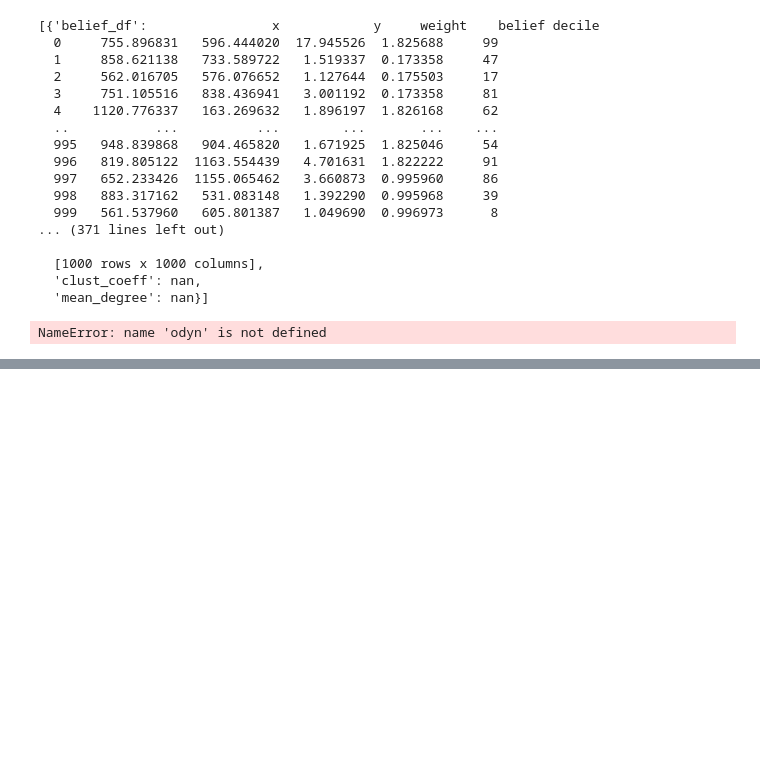
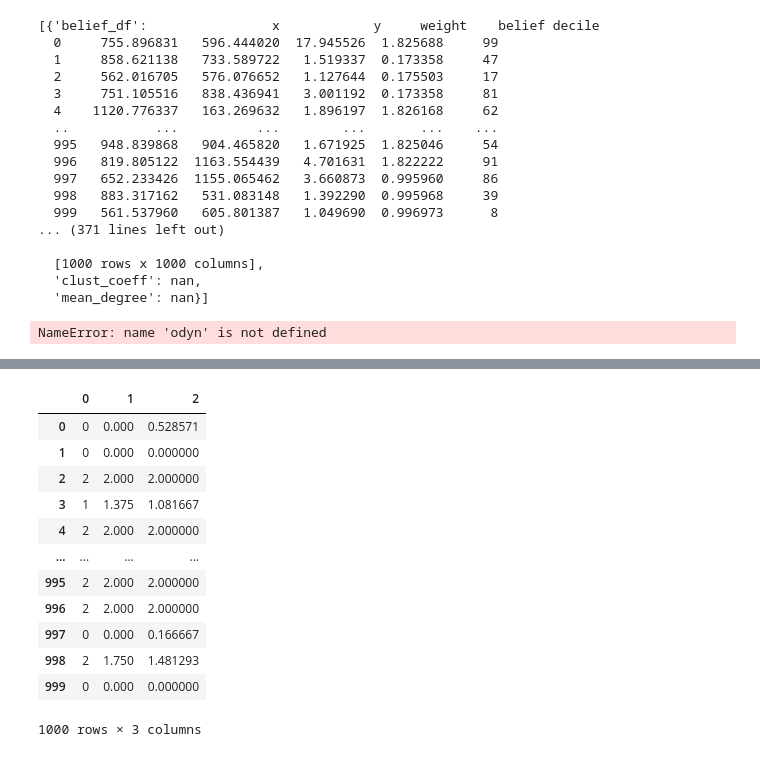
Before and after one commit to MicahRP/ODyN, a Jupyter notebook: notebooks/Broome_NY_test.ipynb, the cells around one changed output, grey strips where cells are left out. Saved outputs shown, nothing was run; the diff lists cells and outputs as text; code cells hidden in the pictures; blank space fills up the shorter version.

```diff
--- a/notebooks/Broome_NY_test.ipynb
+++ b/notebooks/Broome_NY_test.ipynb
@@ -299,0 +294,3 @@ cc += cc_i
+# %%
+df = pd.DataFrame()
+df[0] = new_belief_df["belief"].values
@@ -299,0 +301,2 @@ cc += cc_i
+# %%
+i = 0
@@ -299,0 +348,7 @@ cc += cc_i
+# %%
+df_copy = df.copy()
+# %%
+%%time
+df_copy[i + 1] = new_belief_df["belief"].values
+df_copy
+# %% [output]
@@ -299,0 +357,13 @@ cc += cc_i
+|  | 0 | 1 | 2 |
+| 0 | 0 | 0.000 | 0.528571 |
+| 1 | 0 | 0.000 | 0.000000 |
+| 2 | 2 | 2.000 | 2.000000 |
+| 3 | 1 | 1.375 | 1.081667 |
+| 4 | 2 | 2.000 | 2.000000 |
+| ... | ... | ... | ... |
+| 995 | 2 | 2.000 | 2.000000 |
+| 996 | 2 | 2.000 | 2.000000 |
+| 997 | 0 | 0.000 | 0.166667 |
+| 998 | 2 | 1.750 | 1.481293 |
+| 999 | 0 | 0.000 | 0.000000 |
+1000 rows × 3 columns
```
Also changed, not shown: parts of 29 cells of this notebook, 2 other files.
